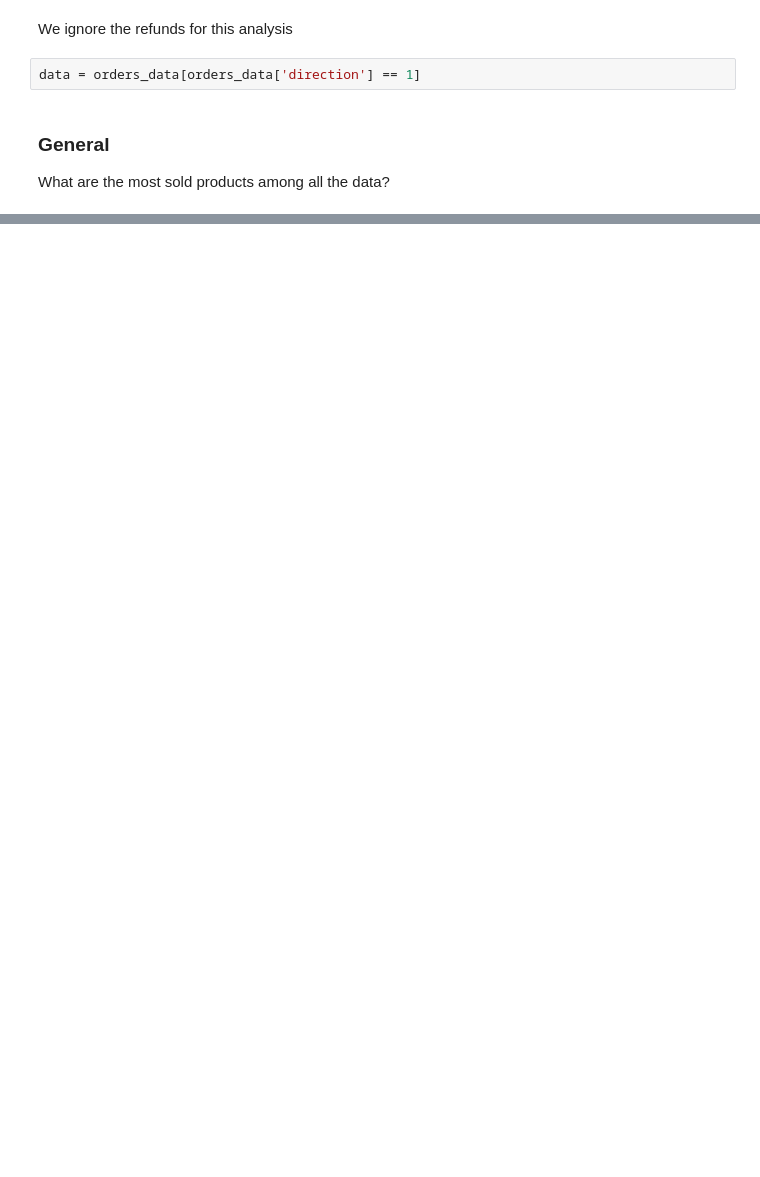
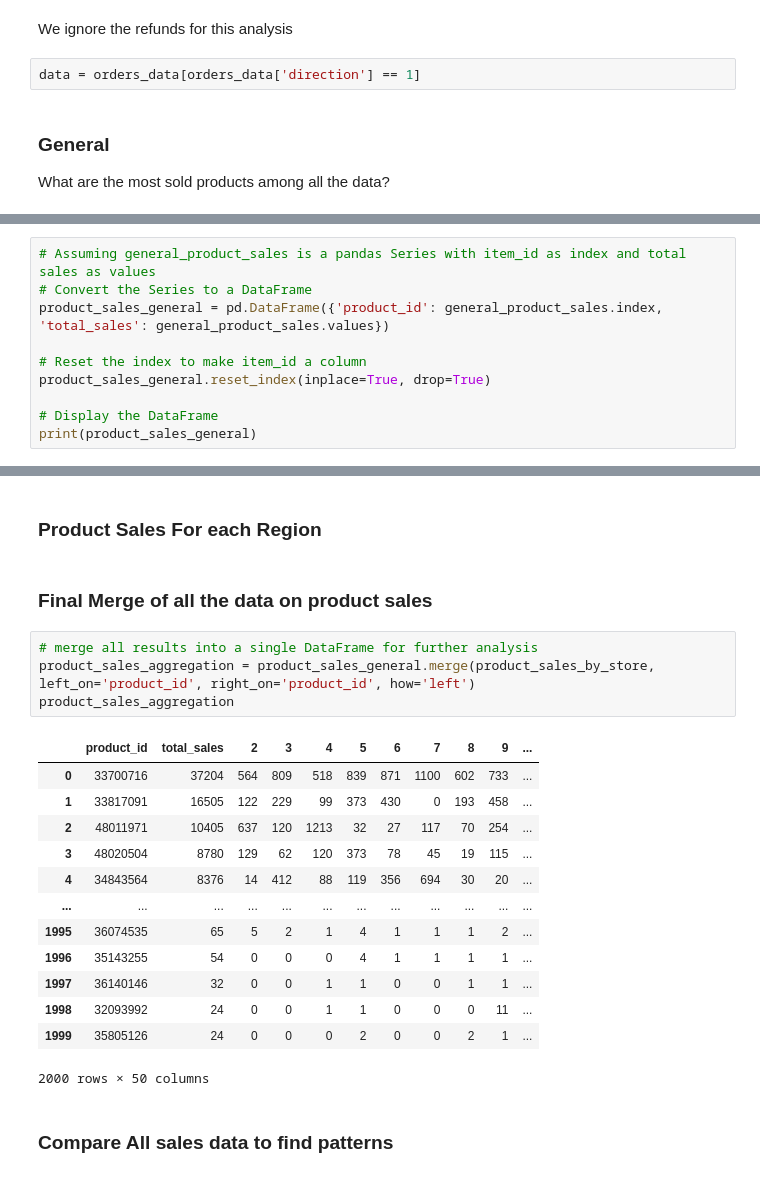
Before and after one commit to khalilvandian/Marketing-Analysis-unimib, a Jupyter notebook: EDA_BasicDatasetProperties.ipynb, the cells around one changed output, grey strips where cells are left out. Saved outputs shown, nothing was run; the diff lists cells and outputs as text; blank space fills up the shorter version.

```diff
--- a/EDA_BasicDatasetProperties.ipynb
+++ b/EDA_BasicDatasetProperties.ipynb
@@ -397,0 +412,10 @@ Index([48011971, 48020504], dtype='int64', name='product_id')
+# %%
+# Assuming general_product_sales is a pandas Series with item_id as index and total sales as values
+# Convert the Series to a DataFrame
+product_sales_general = pd.DataFrame({'product_id': general_product_sales.index, 'total_sales': general_product_sales.values})
+
+# Reset the index to make item_id a column
+product_sales_general.reset_index(inplace=True, drop=True)
+
+# Display the DataFrame
+print(product_sales_general)
@@ -434,0 +495,24 @@ plt.show()
+# %% [markdown]
+### Product Sales For each Region
+# %% [markdown]
+### Final Merge of all the data on product sales
+# %%
+# merge all results into a single DataFrame for further analysis
+product_sales_aggregation = product_sales_general.merge(product_sales_by_store, left_on='product_id', right_on='product_id', how='left')
+product_sales_aggregation
+# %% [output]
+|  | product_id | total_sales | 2 | 3 | 4 | 5 | 6 | 7 | 8 | 9 | ... |
+| 0 | 33700716 | 37204 | 564 | 809 | 518 | 839 | 871 | 1100 | 602 | 733 | ... |
+| 1 | 33817091 | 16505 | 122 | 229 | 99 | 373 | 430 | 0 | 193 | 458 | ... |
+| 2 | 48011971 | 10405 | 637 | 120 | 1213 | 32 | 27 | 117 | 70 | 254 | ... |
+| 3 | 48020504 | 8780 | 129 | 62 | 120 | 373 | 78 | 45 | 19 | 115 | ... |
+| 4 | 34843564 | 8376 | 14 | 412 | 88 | 119 | 356 | 694 | 30 | 20 | ... |
+| ... | ... | ... | ... | ... | ... | ... | ... | ... | ... | ... | ... |
+| 1995 | 36074535 | 65 | 5 | 2 | 1 | 4 | 1 | 1 | 1 | 2 | ... |
+| 1996 | 35143255 | 54 | 0 | 0 | 0 | 4 | 1 | 1 | 1 | 1 | ... |
+| 1997 | 36140146 | 32 | 0 | 0 | 1 | 1 | 0 | 0 | 1 | 1 | ... |
+| 1998 | 32093992 | 24 | 0 | 0 | 1 | 1 | 0 | 0 | 0 | 11 | ... |
+| 1999 | 35805126 | 24 | 0 | 0 | 0 | 2 | 0 | 0 | 2 | 1 | ... |
+2000 rows × 50 columns
+# %% [markdown]
+### Compare All sales data to find patterns
```
Also changed, not shown: parts of 16 cells of this notebook.
